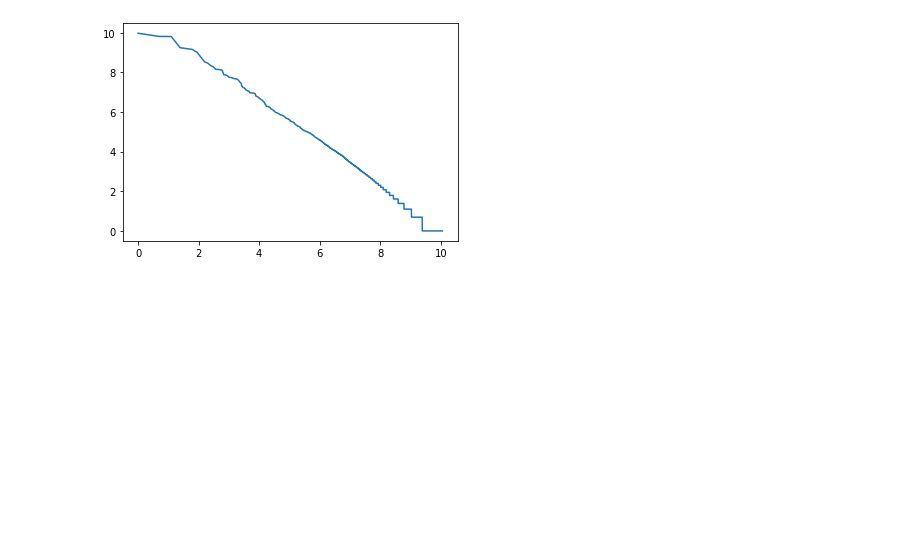
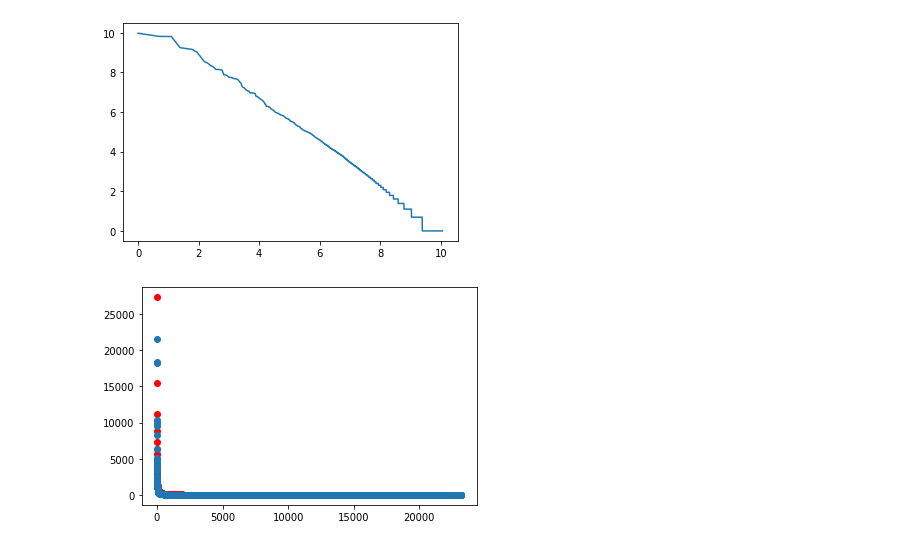
Before and after one commit to AgustinNormand/recuperacion-de-informacion, a Jupyter notebook: TP_01/ejercicio_6/ejercicio_6.ipynb, the cells around one changed output. Saved outputs shown, nothing was run; the diff lists cells and outputs as text; code cells hidden in the pictures; blank space fills up the shorter version.

```diff
--- a/TP_01/ejercicio_6/ejercicio_6.ipynb
+++ b/TP_01/ejercicio_6/ejercicio_6.ipynb
@@ -64,4 +64,18 @@ plt.plot(xlog, ylog)
 # %% [output]
 [<matplotlib.lines.Line2D at 0x...>]
 [figure]
+# %%
+from scipy.optimize import curve_fit
+
+def func(x, a, b):
+    return a*(x**b)
+
+popt, pcov = curve_fit(func, x, y)
+y_pred = func(x, *popt)
+
+plt.scatter(x, y_pred, color="red")
+plt.scatter(x,y)
+plt.show()
+# %% [output]
+[figure, added]
 # %%
```
Also changed, not shown: parts of 5 cells of this notebook, 2 other files.
